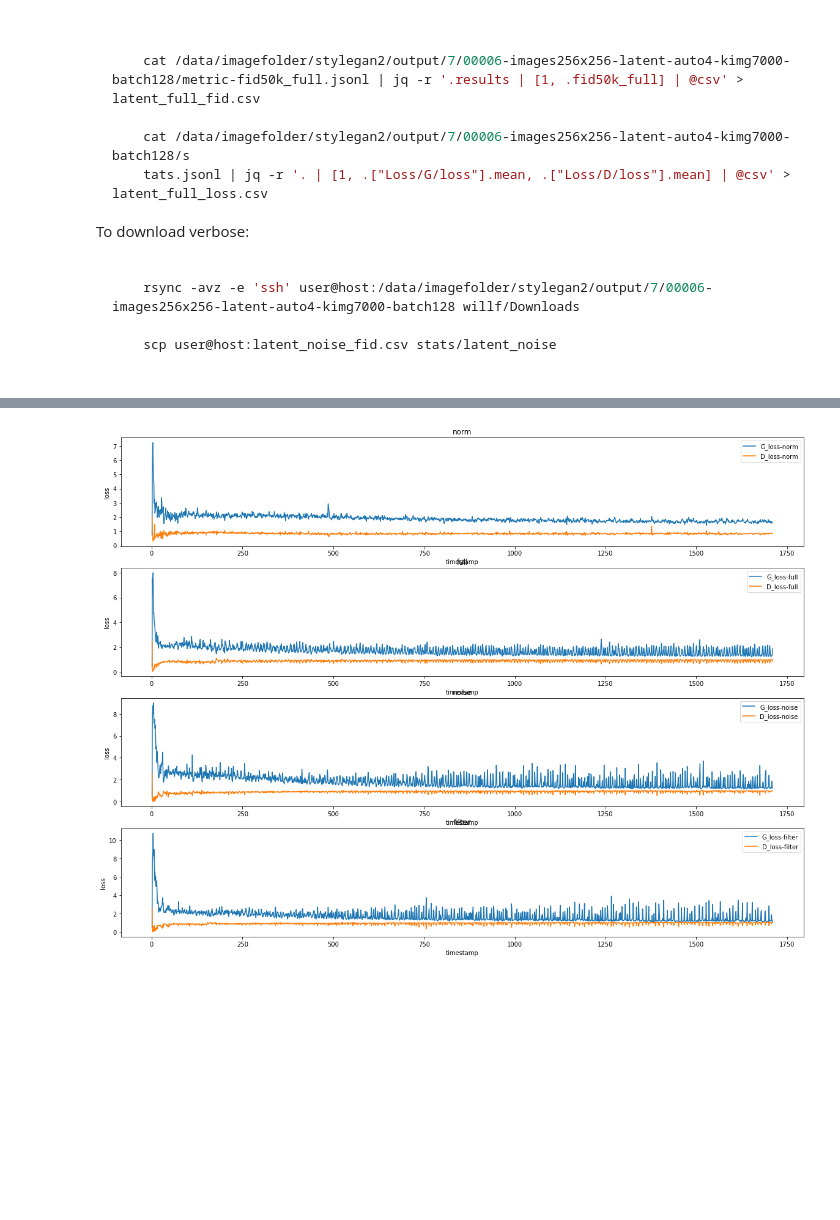
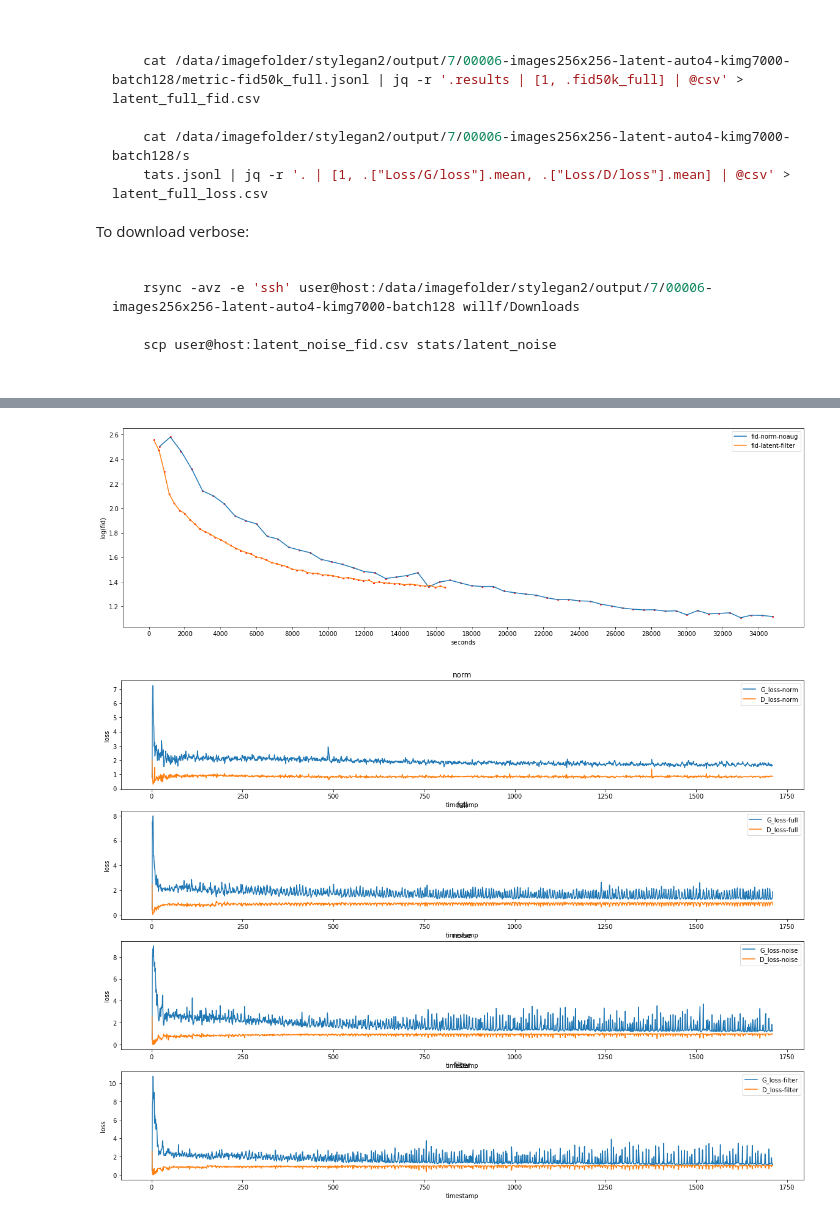
Before and after one commit to bill2bill/latent-stylegan2-ada-pytorch, a Jupyter notebook: example/eval.ipynb, the cells around one changed output, grey strips where cells are left out. Saved outputs shown, nothing was run; the diff lists cells and outputs as text; code cells hidden in the pictures; blank space fills up the shorter version.

```diff
--- a/example/eval.ipynb
+++ b/example/eval.ipynb
@@ -101,3 +97,7 @@ plot([norm_fid, full_fid, noise_fid, filter_fid], ['norm', 'full', 'noise', 'fil
+# %%
+plot([norm_noaug_fid, filter_fid], ['norm-noaug', 'latent-filter'], ['fid'], markers = True, ylabel = 'fid', log = True)
+# %% [output]
+[figure, added]
 # %%
 plot([norm_loss, full_loss, noise_loss, filter_loss], ['norm', 'full', 'noise', 'filter'], ['G_loss', 'D_loss'], split = True, figsize = (20, 15), ylabel = 'loss')
 # %% [output]
```
Also changed, not shown: parts of 13 cells of this notebook, 2 other files.
